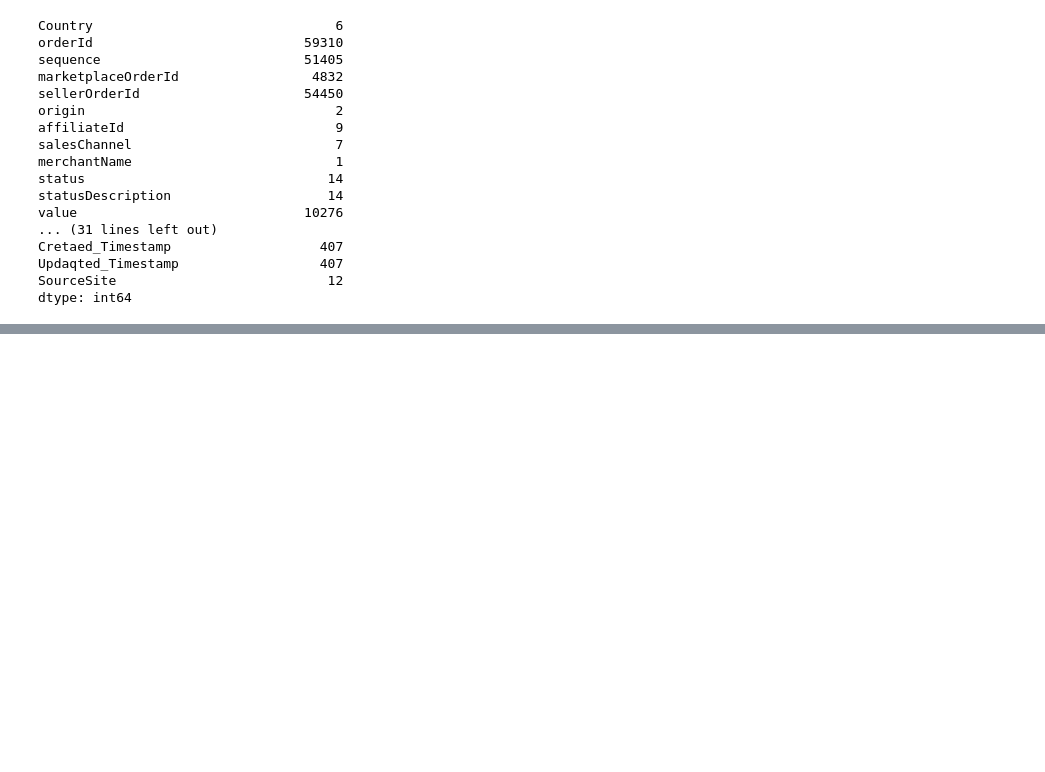
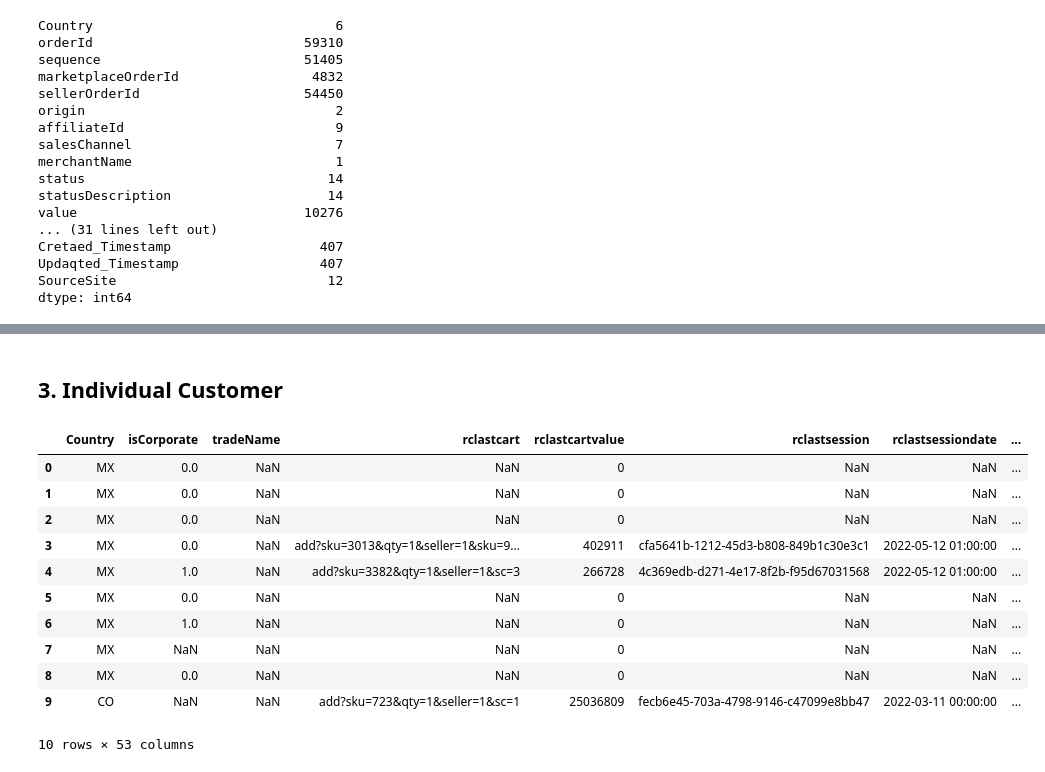
Before and after one commit to diegoferra5/-whirlpool-supply-analytics, a Jupyter notebook: notebooks/DEA.ipynb, the cells around one changed output, grey strips where cells are left out. Drawn from its saved outputs; the diff is of its cells as text; code cells hidden in the pictures; blank space fills up the shorter version.

```diff
--- a/notebooks/DEA.ipynb
+++ b/notebooks/DEA.ipynb
@@ -220,0 +266,17 @@ esto es una prueba 2
+# %% [markdown]
+## 3. Individual Customer
+# %%
+individualCustomer.head(10)
+# %% [output]
+|  | Country | isCorporate | tradeName | rclastcart | rclastcartvalue | rclastsession | rclastsessiondate | ... |
+| 0 | MX | 0.0 | NaN | NaN | 0 | NaN | NaN | ... |
+| 1 | MX | 0.0 | NaN | NaN | 0 | NaN | NaN | ... |
+| 2 | MX | 0.0 | NaN | NaN | 0 | NaN | NaN | ... |
+| 3 | MX | 0.0 | NaN | add?sku=3013&qty=1&seller=1&sku=9... | 402911 | cfa5641b-1212-45d3-b808-849b1c30e3c1 | 2022-05-12 01:00:00 | ... |
+| 4 | MX | 1.0 | NaN | add?sku=3382&qty=1&seller=1&sc=3 | 266728 | 4c369edb-d271-4e17-8f2b-f95d67031568 | 2022-05-12 01:00:00 | ... |
+| 5 | MX | 0.0 | NaN | NaN | 0 | NaN | NaN | ... |
+| 6 | MX | 1.0 | NaN | NaN | 0 | NaN | NaN | ... |
+| 7 | MX | NaN | NaN | NaN | 0 | NaN | NaN | ... |
+| 8 | MX | 0.0 | NaN | NaN | 0 | NaN | NaN | ... |
+| 9 | CO | NaN | NaN | add?sku=723&qty=1&seller=1&sc=1 | 25036809 | fecb6e45-703a-4798-9146-c47099e8bb47 | 2022-03-11 00:00:00 | ... |
+10 rows × 53 columns
```
Also changed, not shown: parts of 40 cells of this notebook.
